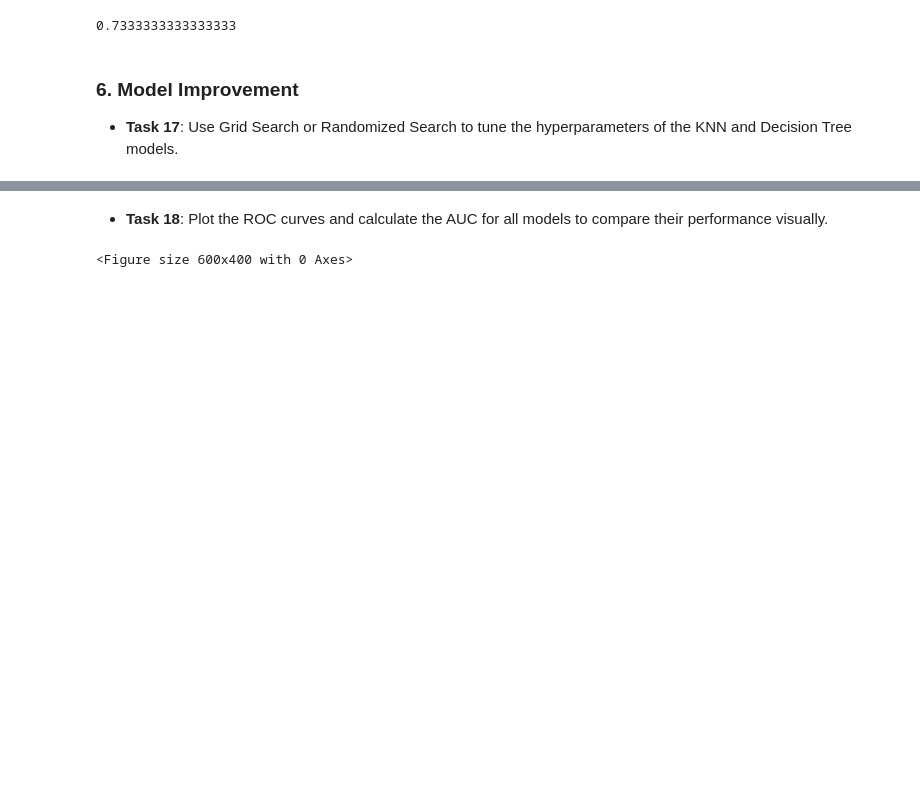
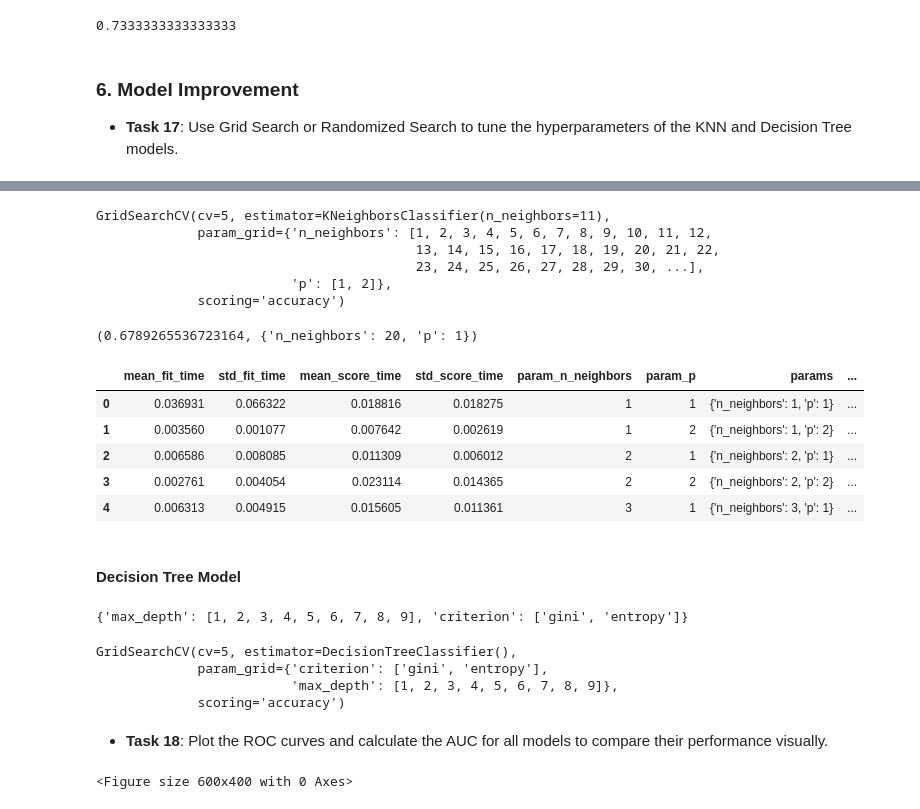
Before and after one commit to rafhan59/Heart-Failure-Prediction-Model, a Jupyter notebook: Assignment_Classification_Model_Evaluation_.ipynb, the cells around one changed output, grey strips where cells are left out. Drawn from its saved outputs; the diff is of its cells as text; code cells hidden in the pictures; blank space fills up the shorter version.

Commit message:
Model improvement with Hyper-Tuning

```diff
--- a/Assignment_Classification_Model_Evaluation_.ipynb
+++ b/Assignment_Classification_Model_Evaluation_.ipynb
@@ -353,0 +358,3 @@ Strat_KFold_Score_Mean
+# %%
+param_grid = dict(n_neighbors=list(range(1,32)),p=list(range(1,3)))
+param_grid
@@ -353,0 +379,38 @@ Strat_KFold_Score_Mean
+# %%
+grid = GridSearchCV(knn, param_grid,scoring='accuracy', cv=5, return_train_score=False)
+grid.fit(X, y)
+# %% [output]
+GridSearchCV(cv=5, estimator=KNeighborsClassifier(n_neighbors=11),
+             param_grid={'n_neighbors': [1, 2, 3, 4, 5, 6, 7, 8, 9, 10, 11, 12,
+                                         13, 14, 15, 16, 17, 18, 19, 20, 21, 22,
+                                         23, 24, 25, 26, 27, 28, 29, 30, ...],
+                         'p': [1, 2]},
+             scoring='accuracy')
+# %%
+grid.best_score_, grid.best_params_
+# %% [output]
+(0.6789265536723164, {'n_neighbors': 20, 'p': 1})
+# %%
+pd.DataFrame(grid.cv_results_).head()
+# %% [output]
+|  | mean_fit_time | std_fit_time | mean_score_time | std_score_time | param_n_neighbors | param_p | params | ... |
+| 0 | 0.036931 | 0.066322 | 0.018816 | 0.018275 | 1 | 1 | {'n_neighbors': 1, 'p': 1} | ... |
+| 1 | 0.003560 | 0.001077 | 0.007642 | 0.002619 | 1 | 2 | {'n_neighbors': 1, 'p': 2} | ... |
+| 2 | 0.006586 | 0.008085 | 0.011309 | 0.006012 | 2 | 1 | {'n_neighbors': 2, 'p': 1} | ... |
+| 3 | 0.002761 | 0.004054 | 0.023114 | 0.014365 | 2 | 2 | {'n_neighbors': 2, 'p': 2} | ... |
+| 4 | 0.006313 | 0.004915 | 0.015605 | 0.011361 | 3 | 1 | {'n_neighbors': 3, 'p': 1} | ... |
+# %% [markdown]
+#### Decision Tree Model
+# %%
+param_grid_dt =  dict(max_depth=list(range(1,10)),criterion=['gini', 'entropy'])
+param_grid_dt
+# %% [output]
+{'max_depth': [1, 2, 3, 4, 5, 6, 7, 8, 9], 'criterion': ['gini', 'entropy']}
+# %%
+grid_dt = GridSearchCV(DT, param_grid_dt,scoring='accuracy', cv=5, return_train_score=False)
+grid_dt.fit(X, y)
+# %% [output]
+GridSearchCV(cv=5, estimator=DecisionTreeClassifier(),
+             param_grid={'criterion': ['gini', 'entropy'],
+                         'max_depth': [1, 2, 3, 4, 5, 6, 7, 8, 9]},
+             scoring='accuracy')
```
Also changed, not shown: parts of 4 cells of this notebook.
